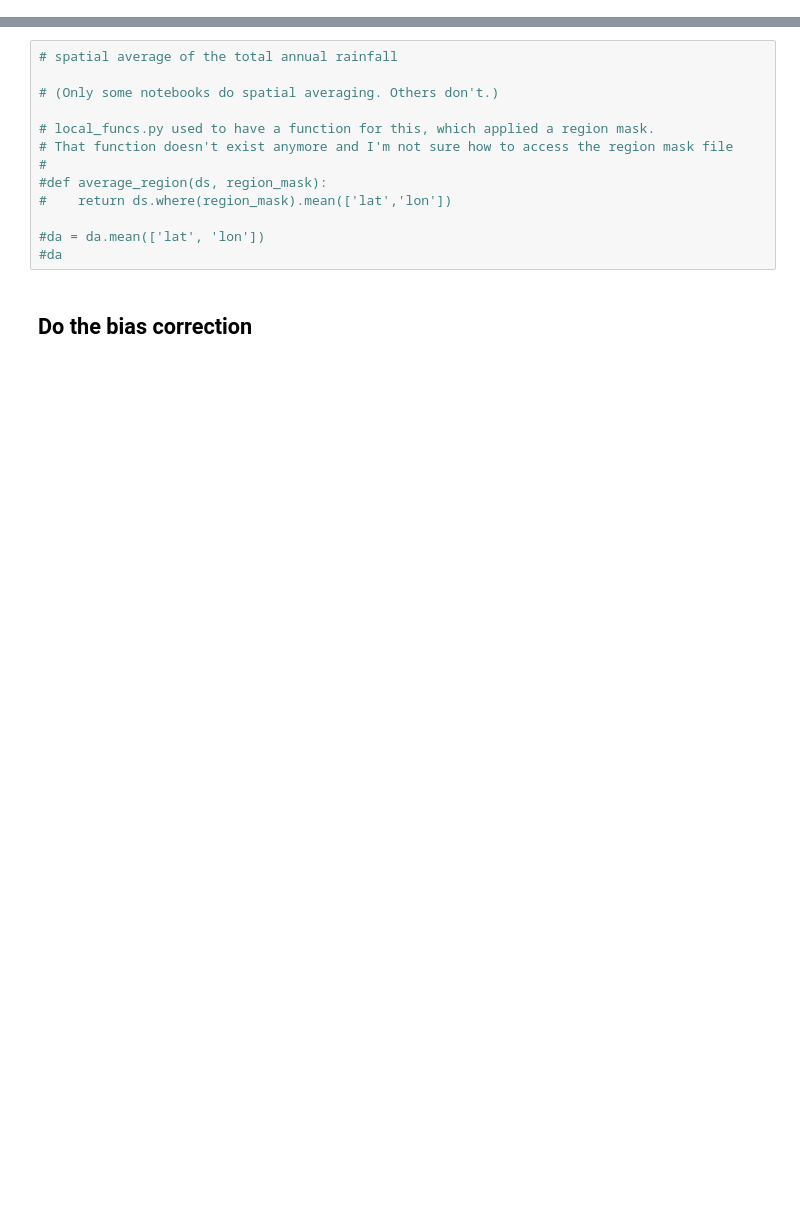
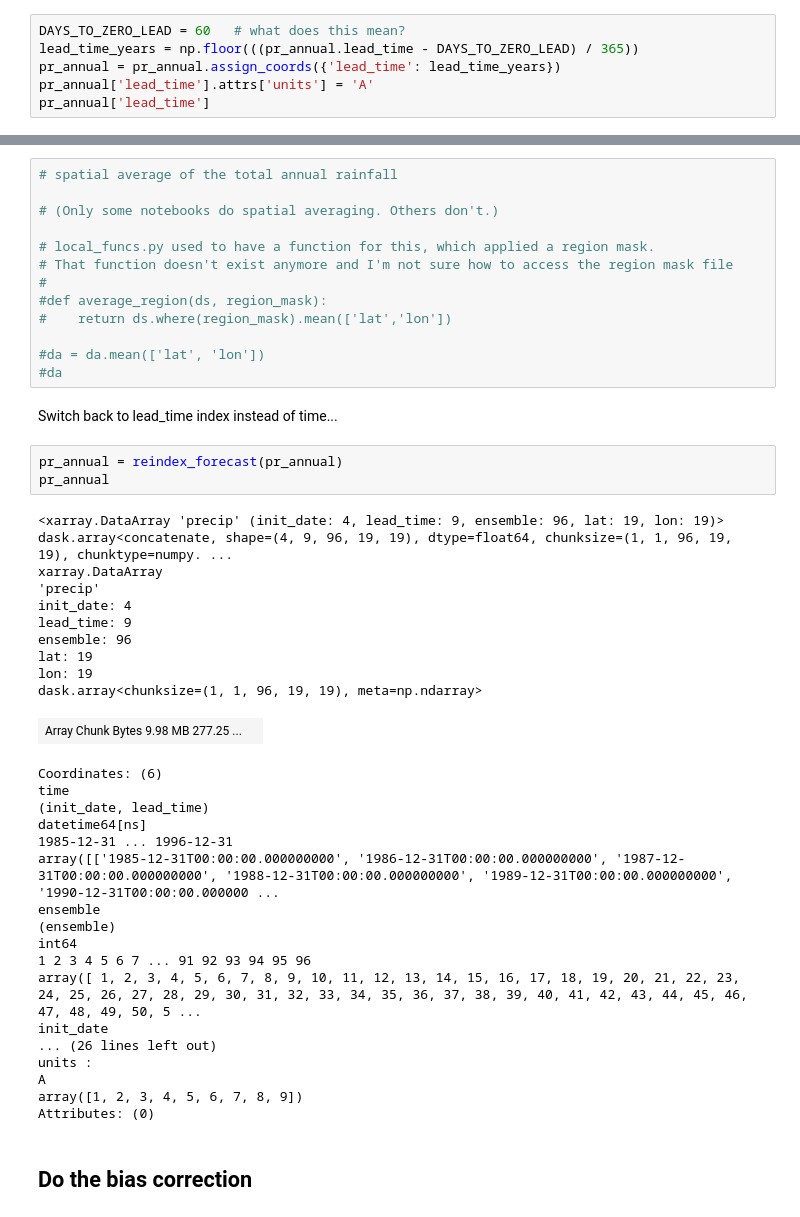
Before and after one commit to AusClimateService/unseen, a Jupyter notebook: bias_correction.ipynb, the cells around one changed output, grey strips where cells are left out. Drawn from its saved outputs; the diff is of its cells as text; blank space fills up the shorter version.

```diff
--- a/bias_correction.ipynb
+++ b/bias_correction.ipynb
@@ -157,0 +203,6 @@ Attributes: (0)
+# %%
+DAYS_TO_ZERO_LEAD = 60   # what does this mean?
+lead_time_years = np.floor(((pr_annual.lead_time - DAYS_TO_ZERO_LEAD) / 365))
+pr_annual = pr_annual.assign_coords({'lead_time': lead_time_years})
+pr_annual['lead_time'].attrs['units'] = 'A'
+pr_annual['lead_time']
@@ -168,6 +248,39 @@ Attributes: (0)
 
 #da = da.mean(['lat', 'lon'])
 #da
+# %% [markdown]
+Switch back to lead_time index instead of time...
+# %%
+pr_annual = reindex_forecast(pr_annual)
+pr_annual
+# %% [output]
+<xarray.DataArray 'precip' (init_date: 4, lead_time: 9, ensemble: 96, lat: 19, lon: 19)> dask.array<concatenate, shape=(4, 9, 96, 19, 19), dtype=float64, chunksize=(1, 1, 96, 19, 19), chunktype=numpy. ...
+xarray.DataArray
+'precip'
+init_date: 4
+lead_time: 9
+ensemble: 96
+lat: 19
+lon: 19
+dask.array<chunksize=(1, 1, 96, 19, 19), meta=np.ndarray>
+| Array Chunk Bytes 9.98 MB 277.25 ... |  |
+Coordinates: (6)
+time
+(init_date, lead_time)
+datetime64[ns]
+1985-12-31 ... 1996-12-31
+array([['1985-12-31T00:00:00.000000000', '1986-12-31T00:00:00.000000000', '1987-12-31T00:00:00.000000000', '1988-12-31T00:00:00.000000000', '1989-12-31T00:00:00.000000000', '1990-12-31T00:00:00.000000 ...
+ensemble
+(ensemble)
+int64
+1 2 3 4 5 6 7 ... 91 92 93 94 95 96
+array([ 1, 2, 3, 4, 5, 6, 7, 8, 9, 10, 11, 12, 13, 14, 15, 16, 17, 18, 19, 20, 21, 22, 23, 24, 25, 26, 27, 28, 29, 30, 31, 32, 33, 34, 35, 36, 37, 38, 39, 40, 41, 42, 43, 44, 45, 46, 47, 48, 49, 50, 5 ...
+init_date
+... (26 lines left out)
+units :
+A
+array([1, 2, 3, 4, 5, 6, 7, 8, 9])
+Attributes: (0)
 # %% [markdown]
 ## Do the bias correction
 # %%
```
Also changed, not shown: parts of 22 cells of this notebook, 1 other file.
